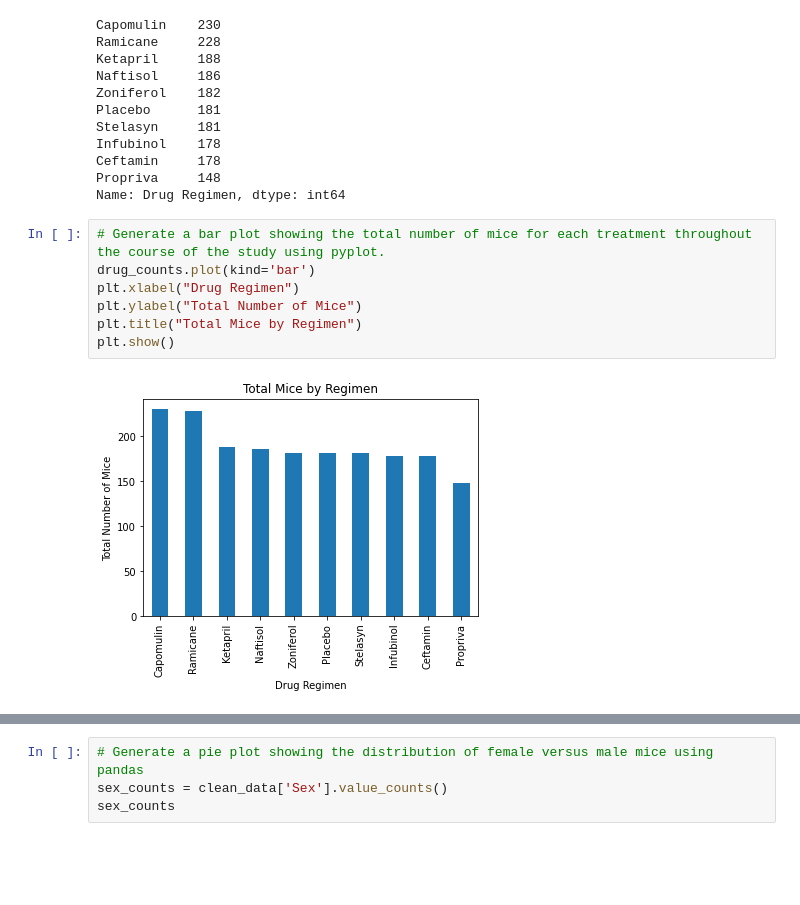
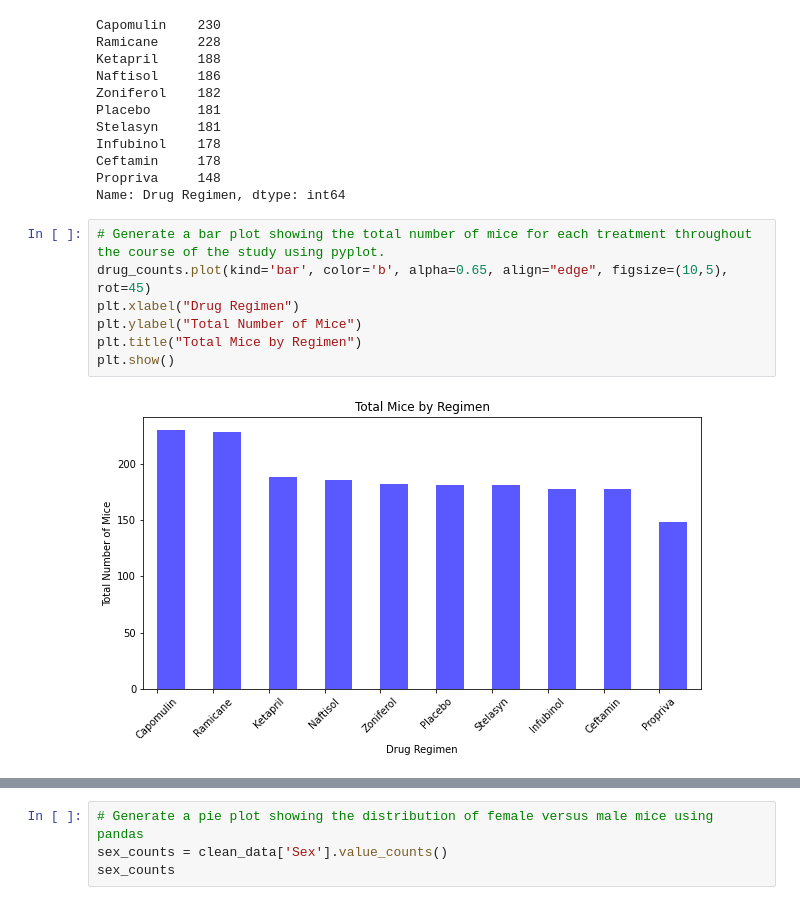
Before and after one commit to jgoody07/matplotlib-challenge, a Jupyter notebook: pymaceuticals_starter.ipynb, the cells around one changed output, grey strips where cells are left out. Cells and saved outputs as stored; diff of their text form; blank space fills up the shorter version.

```diff
--- a/pymaceuticals_starter.ipynb
+++ b/pymaceuticals_starter.ipynb
@@ -145,11 +147,11 @@ Propriva     148
 Name: Drug Regimen, dtype: int64
 # %%
 # Generate a bar plot showing the total number of mice for each treatment throughout the course of the study using pyplot.
-drug_counts.plot(kind='bar')
+drug_counts.plot(kind='bar', color='b', alpha=0.65, align="edge", figsize=(10,5), rot=45)
 plt.xlabel("Drug Regimen")
 plt.ylabel("Total Number of Mice")
 plt.title("Total Mice by Regimen")
 plt.show()
 # %% [output]
-[figure, old version]
+[figure, new version]
 # %%
```
Also changed, not shown: parts of 7 cells of this notebook.
